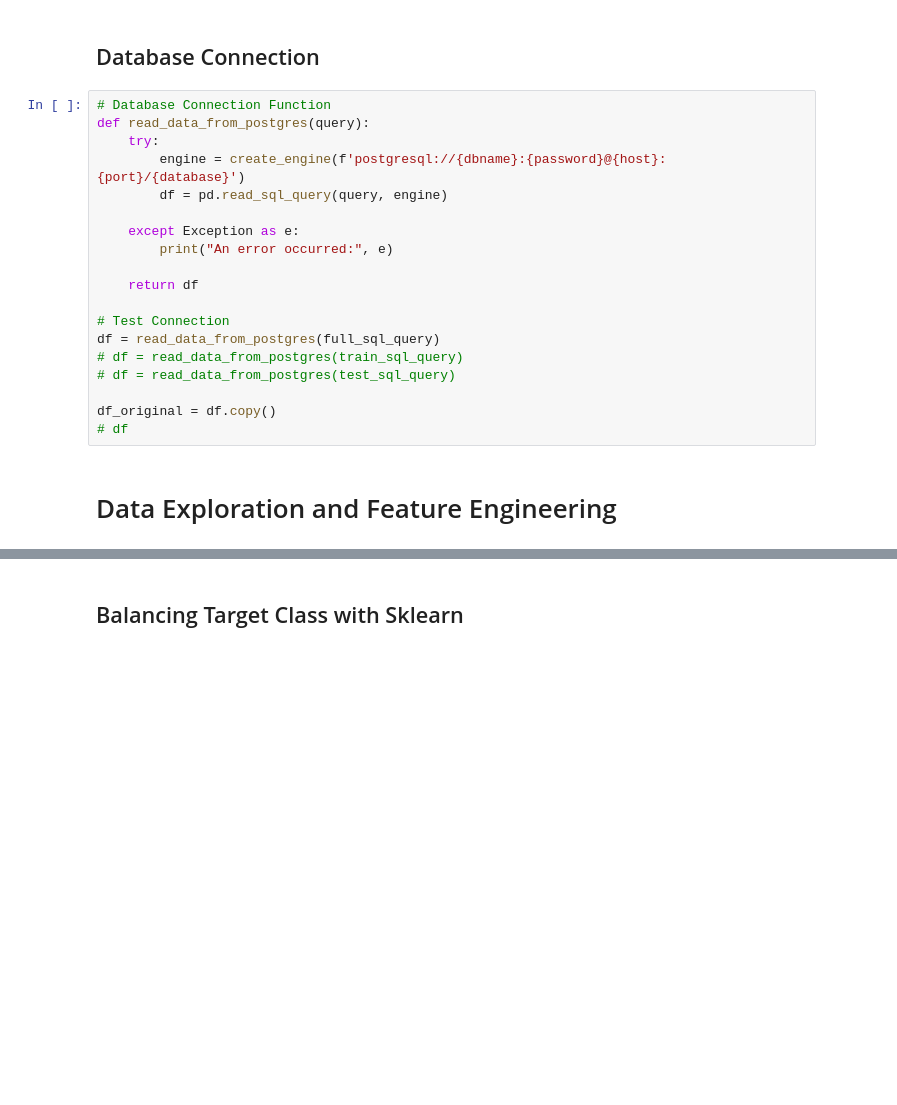
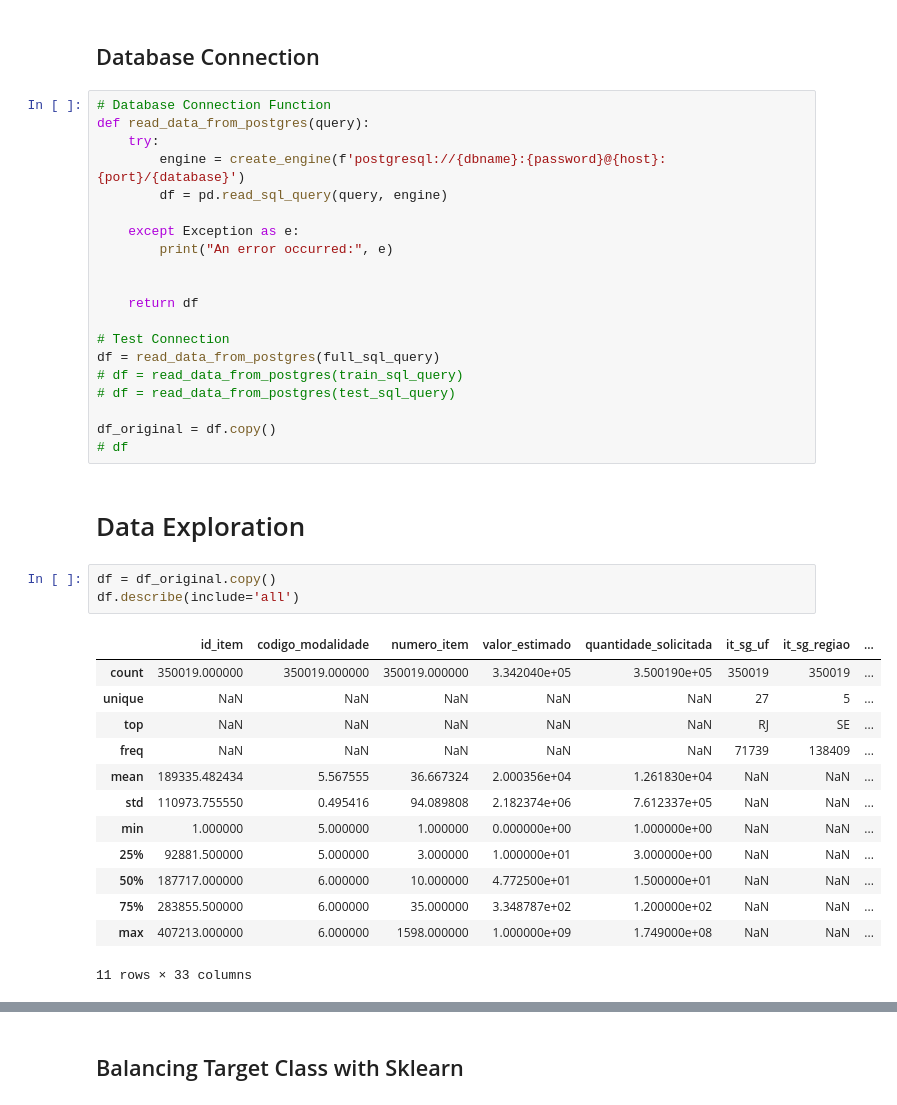
Before and after one commit to hugosouto/comprasgov-poc-item-deserto, a Jupyter notebook: comprasgov-poc-item-deserto.ipynb, the cells around one changed output, grey strips where cells are left out. Saved outputs shown, nothing was run; the diff lists cells and outputs as text; blank space fills up the shorter version.

```diff
--- a/comprasgov-poc-item-deserto.ipynb
+++ b/comprasgov-poc-item-deserto.ipynb
@@ -43,6 +50,7 @@ def read_data_from_postgres(query):
     except Exception as e:
         print("An error occurred:", e)
 
+
     return df
 
 # Test Connection
@@ -53,7 +61,24 @@ df = read_data_from_postgres(full_sql_query)
 df_original = df.copy()
 # df
 # %% [markdown]
-# Data Exploration and Feature Engineering
+# Data Exploration
+# %%
+df = df_original.copy()
+df.describe(include='all')
+# %% [output]
+|  | id_item | codigo_modalidade | numero_item | valor_estimado | quantidade_solicitada | it_sg_uf | it_sg_regiao | ... |
+| count | 350019.000000 | 350019.000000 | 350019.000000 | 3.342040e+05 | 3.500190e+05 | 350019 | 350019 | ... |
+| unique | NaN | NaN | NaN | NaN | NaN | 27 | 5 | ... |
+| top | NaN | NaN | NaN | NaN | NaN | RJ | SE | ... |
+| freq | NaN | NaN | NaN | NaN | NaN | 71739 | 138409 | ... |
+| mean | 189335.482434 | 5.567555 | 36.667324 | 2.000356e+04 | 1.261830e+04 | NaN | NaN | ... |
+| std | 110973.755550 | 0.495416 | 94.089808 | 2.182374e+06 | 7.612337e+05 | NaN | NaN | ... |
+| min | 1.000000 | 5.000000 | 1.000000 | 0.000000e+00 | 1.000000e+00 | NaN | NaN | ... |
+| 25% | 92881.500000 | 5.000000 | 3.000000 | 1.000000e+01 | 3.000000e+00 | NaN | NaN | ... |
+| 50% | 187717.000000 | 6.000000 | 10.000000 | 4.772500e+01 | 1.500000e+01 | NaN | NaN | ... |
+| 75% | 283855.500000 | 6.000000 | 35.000000 | 3.348787e+02 | 1.200000e+02 | NaN | NaN | ... |
+| max | 407213.000000 | 6.000000 | 1598.000000 | 1.000000e+09 | 1.749000e+08 | NaN | NaN | ... |
+11 rows × 33 columns
 # %%
 # Describe columns types
 df.dtypes
```
Also changed, not shown: parts of 29 cells of this notebook.
